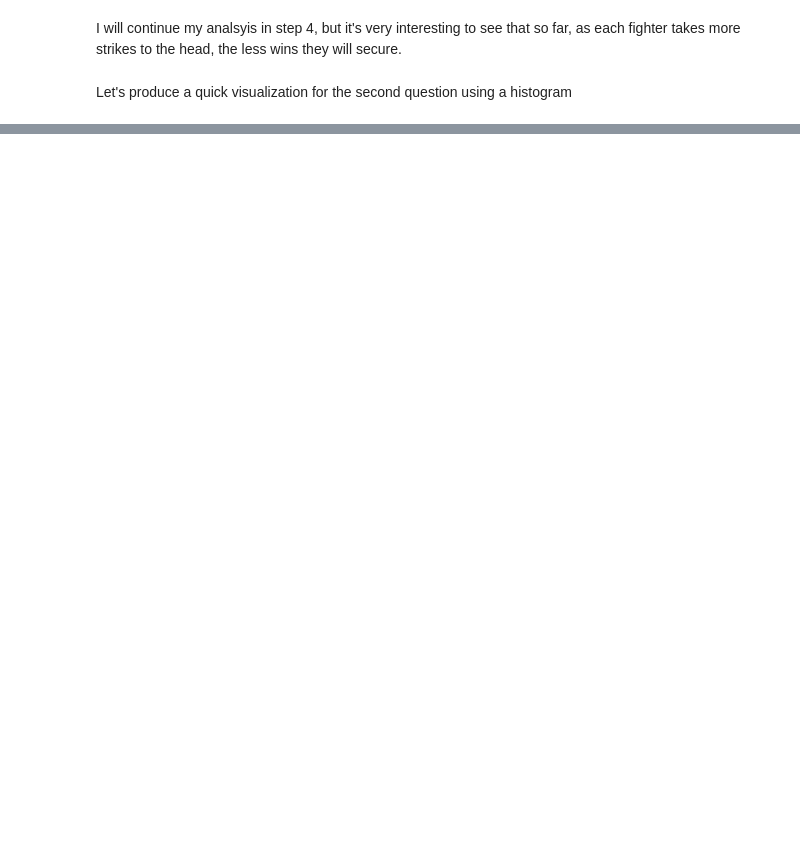
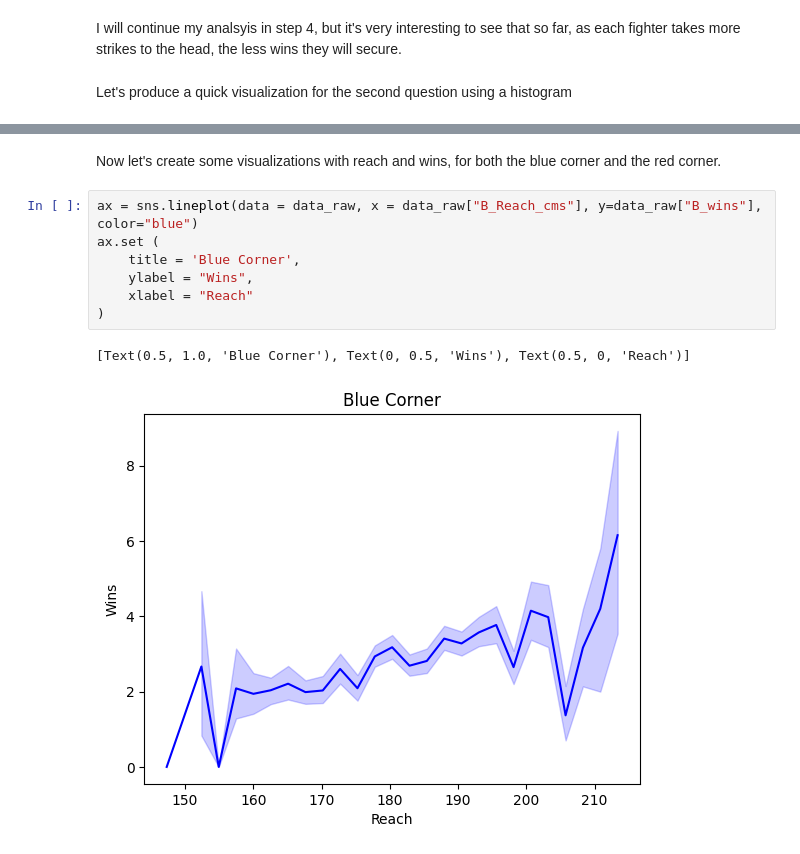
Before and after one commit to ubco-W2022T1-cosc301/project-group20, a Jupyter notebook: notebooks/analysis2.ipynb, the cells around one changed output, grey strips where cells are left out. Saved outputs shown, nothing was run; the diff lists cells and outputs as text; blank space fills up the shorter version.

```diff
--- a/notebooks/analysis2.ipynb
+++ b/notebooks/analysis2.ipynb
@@ -135,0 +137,12 @@ data
+# %% [markdown]
+Now let's create some visualizations with reach and wins, for both the blue corner and the red corner.
+# %%
+ax = sns.lineplot(data = data_raw, x = data_raw["B_Reach_cms"], y=data_raw["B_wins"], color="blue")
+ax.set (
+    title = 'Blue Corner',
+    ylabel = "Wins",
+    xlabel = "Reach"
+)
+# %% [output]
+[Text(0.5, 1.0, 'Blue Corner'), Text(0, 0.5, 'Wins'), Text(0.5, 0, 'Reach')]
+[figure, added]
```
Also changed, not shown: parts of 8 cells of this notebook.
